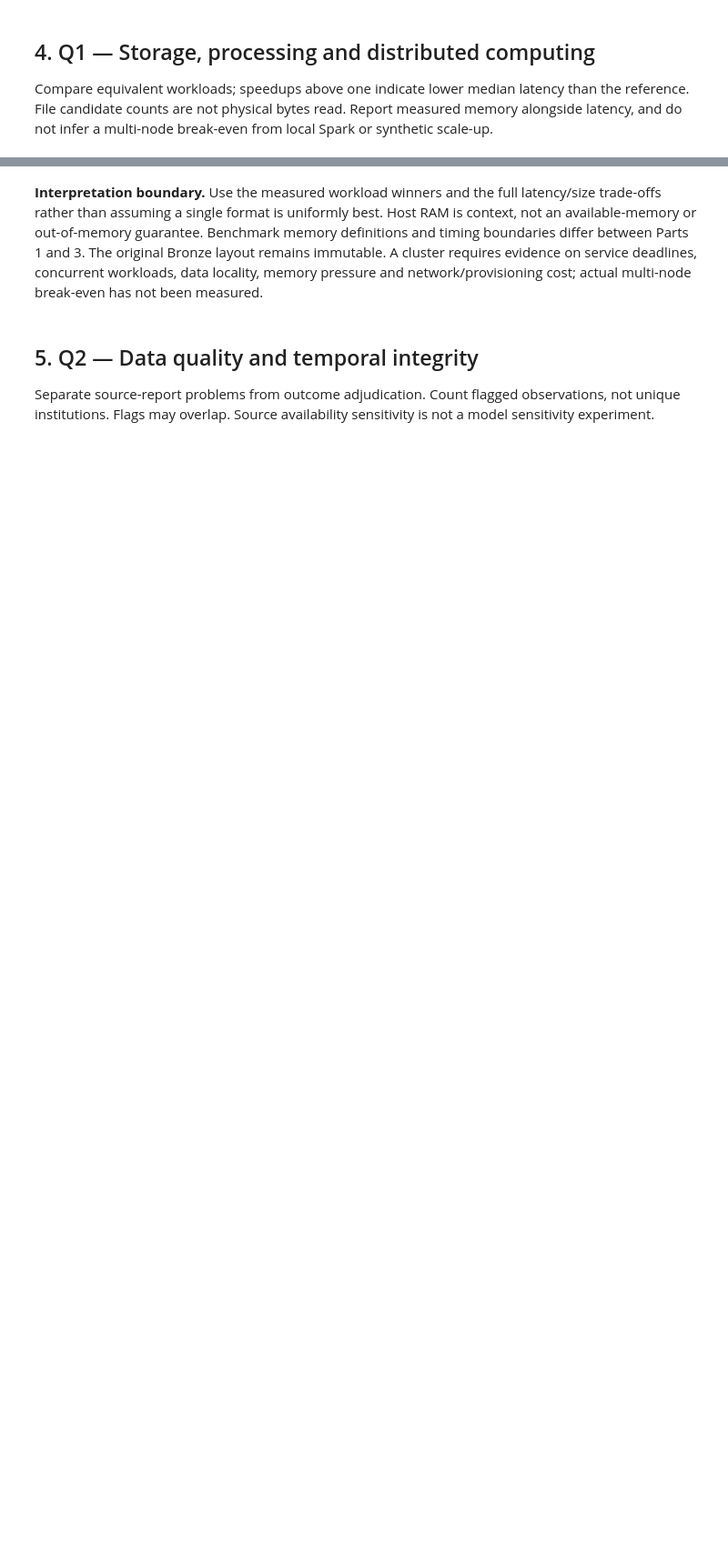
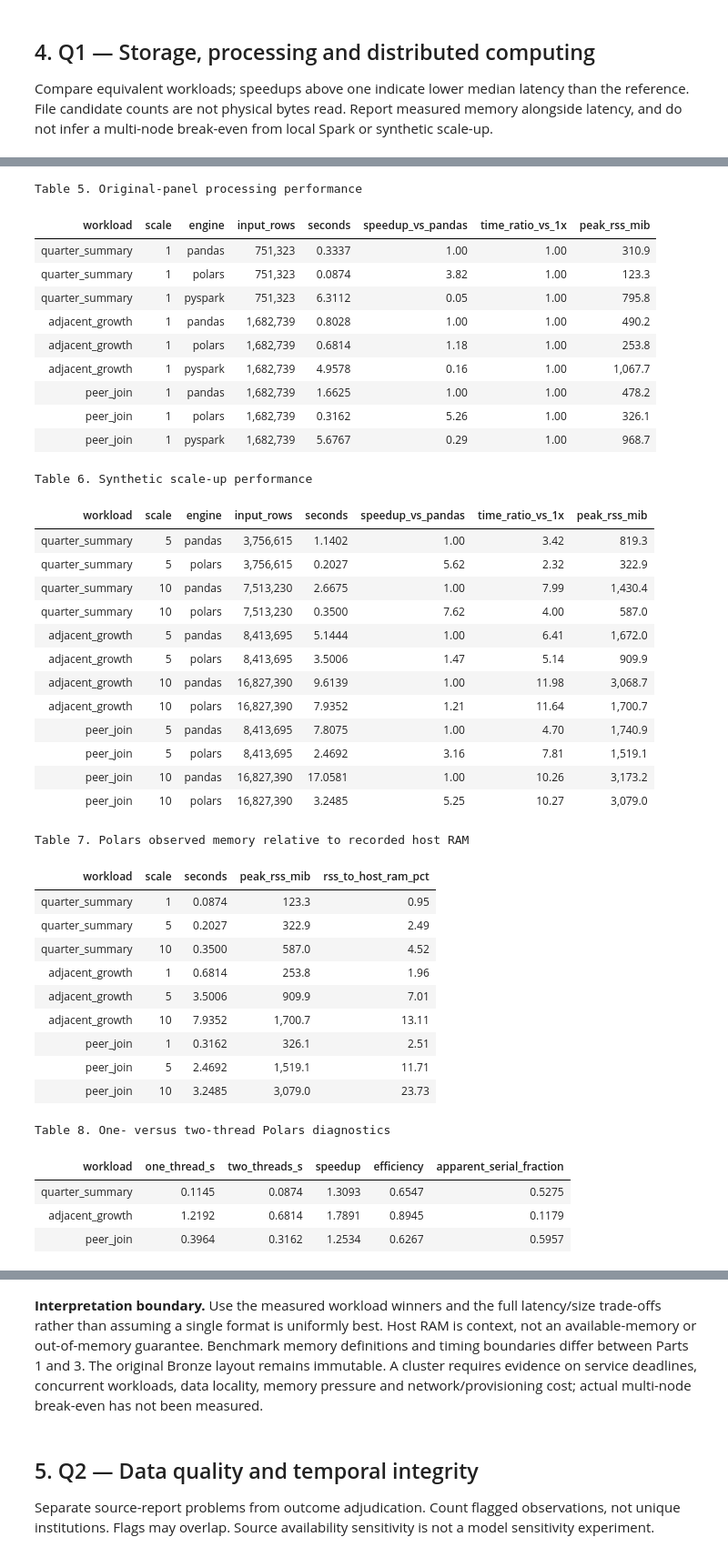
Before and after one commit to NguyenDuong0508/11230945, a Jupyter notebook: notebooks/08_conclusions_colab.ipynb, the cells around one changed output, grey strips where cells are left out. Shown at 91% size. Drawn from its saved outputs; the diff is of its cells as text; code cells hidden in the pictures; blank space fills up the shorter version.

```diff
--- a/notebooks/08_conclusions_colab.ipynb
+++ b/notebooks/08_conclusions_colab.ipynb
@@ -103,7 +145,7 @@ table(S['sizes'],'Table 3. Storage footprint relative to CSV',{'mib':'{:,.2f}','
 table(S['queries'],'Table 4. Storage workload comparison',{'seconds':'{:.4f}','speedup_vs_csv':'{:.2f}','peak_rss_mib':'{:,.1f}','candidate_fragments':'{:.0f}'})
 proc=pd.DataFrame(P['results'])
 table(proc[proc.scale.eq(1)],'Table 5. Original-panel processing performance',{'input_rows':'{:,.0f}','seconds':'{:.4f}','speedup_vs_pandas':'{:.2f}','time_ratio_vs_1x':'{:.2f}','peak_rss_mib':'{:,.1f}'})
-table(proc[proc.scale.gt(1)],'Table 6. Synthetic scale-up performance',{'input_rows':'{:,.0f}','seconds':'{:.4f}','speedup_vs_pandas':'{:.2f}','time_ratio_vs_1x':'{:.2f}','peak_rss_mib':'{:,.1f}'})
+table(proc[proc.scale.gt(1)],'Table 6. Synthetic scale-up performance',{'input_rows':'{:,.0f}','seconds':'{:.4f.,.}','speedup_vs_pandas':'{:.2f}','time_ratio_vs_1x':'{:.2f}','peak_rss_mib':'{:,.1f}'})
 ram=float(P['environment']['ram_mib'])
 local=proc[proc.engine.eq('polars')].copy()
 local['rss_to_host_ram_pct']=100*local.peak_rss_mib/ram
@@ -117,3 +159,4 @@ print('Smallest measured storage representation:',min(S['sizes'],key=lambda r:r[
 for w,g in proc[proc.scale.eq(1)].groupby('workload'):
     winner=g.loc[g.seconds.idxmin()]
     print(f"{w}: lowest observed median latency = {winner.engine} ({winner.seconds:.4f} s)")
+# %% [output]
@@ -119,0 +188,41 @@ for w,g in proc[proc.scale.eq(1)].groupby('workload'):
+Table 5. Original-panel processing performance
+| workload | scale | engine | input_rows | seconds | speedup_vs_pandas | time_ratio_vs_1x | peak_rss_mib |
+| quarter_summary | 1 | pandas | 751,323 | 0.3337 | 1.00 | 1.00 | 310.9 |
+| quarter_summary | 1 | polars | 751,323 | 0.0874 | 3.82 | 1.00 | 123.3 |
+| quarter_summary | 1 | pyspark | 751,323 | 6.3112 | 0.05 | 1.00 | 795.8 |
+| adjacent_growth | 1 | pandas | 1,682,739 | 0.8028 | 1.00 | 1.00 | 490.2 |
+| adjacent_growth | 1 | polars | 1,682,739 | 0.6814 | 1.18 | 1.00 | 253.8 |
+| adjacent_growth | 1 | pyspark | 1,682,739 | 4.9578 | 0.16 | 1.00 | 1,067.7 |
+| peer_join | 1 | pandas | 1,682,739 | 1.6625 | 1.00 | 1.00 | 478.2 |
+| peer_join | 1 | polars | 1,682,739 | 0.3162 | 5.26 | 1.00 | 326.1 |
+| peer_join | 1 | pyspark | 1,682,739 | 5.6767 | 0.29 | 1.00 | 968.7 |
+Table 6. Synthetic scale-up performance
+| workload | scale | engine | input_rows | seconds | speedup_vs_pandas | time_ratio_vs_1x | peak_rss_mib |
+| quarter_summary | 5 | pandas | 3,756,615 | 1.1402 | 1.00 | 3.42 | 819.3 |
+| quarter_summary | 5 | polars | 3,756,615 | 0.2027 | 5.62 | 2.32 | 322.9 |
+| quarter_summary | 10 | pandas | 7,513,230 | 2.6675 | 1.00 | 7.99 | 1,430.4 |
+| quarter_summary | 10 | polars | 7,513,230 | 0.3500 | 7.62 | 4.00 | 587.0 |
+| adjacent_growth | 5 | pandas | 8,413,695 | 5.1444 | 1.00 | 6.41 | 1,672.0 |
+| adjacent_growth | 5 | polars | 8,413,695 | 3.5006 | 1.47 | 5.14 | 909.9 |
+| adjacent_growth | 10 | pandas | 16,827,390 | 9.6139 | 1.00 | 11.98 | 3,068.7 |
+| adjacent_growth | 10 | polars | 16,827,390 | 7.9352 | 1.21 | 11.64 | 1,700.7 |
+| peer_join | 5 | pandas | 8,413,695 | 7.8075 | 1.00 | 4.70 | 1,740.9 |
+| peer_join | 5 | polars | 8,413,695 | 2.4692 | 3.16 | 7.81 | 1,519.1 |
+| peer_join | 10 | pandas | 16,827,390 | 17.0581 | 1.00 | 10.26 | 3,173.2 |
+| peer_join | 10 | polars | 16,827,390 | 3.2485 | 5.25 | 10.27 | 3,079.0 |
+Table 7. Polars observed memory relative to recorded host RAM
+| workload | scale | seconds | peak_rss_mib | rss_to_host_ram_pct |
+| quarter_summary | 1 | 0.0874 | 123.3 | 0.95 |
+| quarter_summary | 5 | 0.2027 | 322.9 | 2.49 |
+| quarter_summary | 10 | 0.3500 | 587.0 | 4.52 |
+| adjacent_growth | 1 | 0.6814 | 253.8 | 1.96 |
+| adjacent_growth | 5 | 3.5006 | 909.9 | 7.01 |
+| adjacent_growth | 10 | 7.9352 | 1,700.7 | 13.11 |
+| peer_join | 1 | 0.3162 | 326.1 | 2.51 |
+| peer_join | 5 | 2.4692 | 1,519.1 | 11.71 |
+| peer_join | 10 | 3.2485 | 3,079.0 | 23.73 |
+Table 8. One- versus two-thread Polars diagnostics
+| workload | one_thread_s | two_threads_s | speedup | efficiency | apparent_serial_fraction |
+| quarter_summary | 0.1145 | 0.0874 | 1.3093 | 0.6547 | 0.5275 |
+| adjacent_growth | 1.2192 | 0.6814 | 1.7891 | 0.8945 | 0.1179 |
+| peer_join | 0.3964 | 0.3162 | 1.2534 | 0.6267 | 0.5957 |
```
Also changed, not shown: parts of 8 cells of this notebook.
